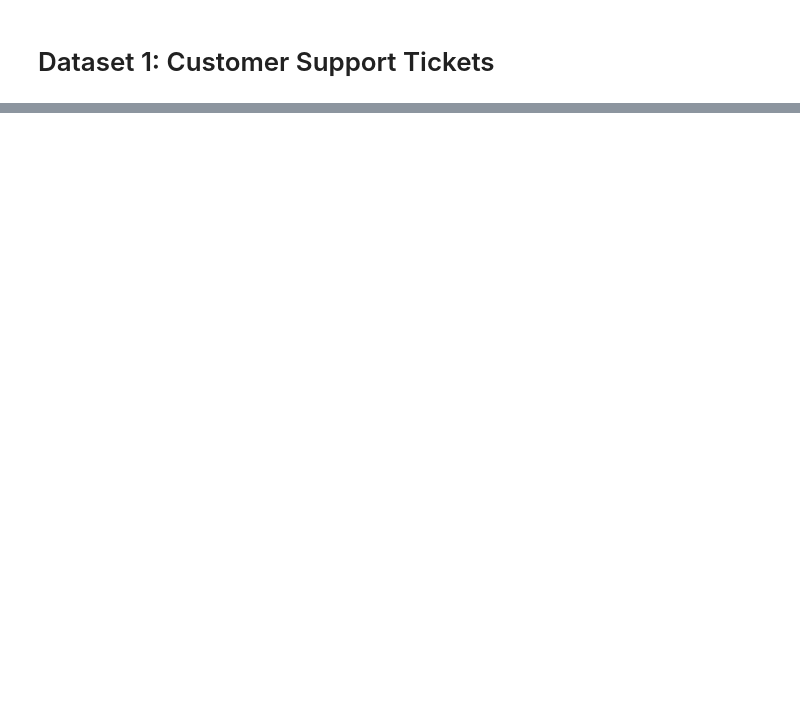
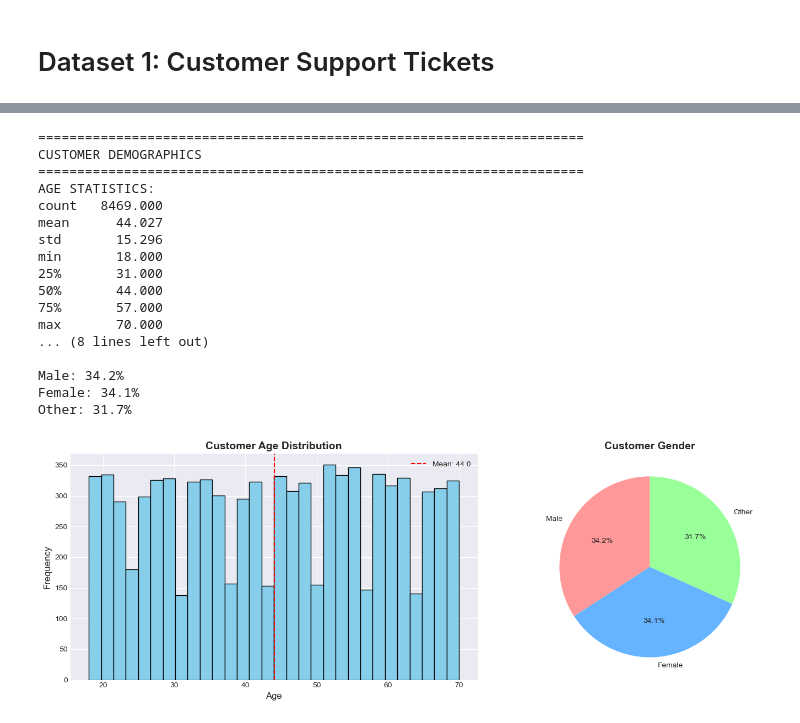
Before and after one commit to HoodaVishal/Intelligent-Customer-Support-System, a Jupyter notebook: notebooks/01_Data_Exploration.ipynb, the cells around one changed output, grey strips where cells are left out. Saved outputs shown, nothing was run; the diff lists cells and outputs as text; code cells hidden in the pictures; blank space fills up the shorter version.

```diff
--- a/notebooks/01_Data_Exploration.ipynb
+++ b/notebooks/01_Data_Exploration.ipynb
@@ -243,0 +195,64 @@ Name: Time to Resolution, dtype: object
+# %%
+# Customer Demographics
+print('=' * 70)
+print('CUSTOMER DEMOGRAPHICS')
+print('=' * 70)
+
+# Age statistics
+if 'Customer Age' in tickets.columns:
+    print('AGE STATISTICS:')
+    print(tickets['Customer Age'].describe())
+    print()
+
+# Gender distribution
+if 'Customer Gender' in tickets.columns:
+    print('GENDER DISTRIBUTION')
+    gender_counts = tickets['Customer Gender'].value_counts()
+    print(gender_counts)
+    print()
+
+    # Gender percentages
+    for gender, count in gender_counts.items():
+        pct = (count / len(tickets)) * 100
+        print(f'{gender}: {pct:.1f}%')
+
+# Visualize demographics
+fig, axes = plt.subplots(1, 2, figsize = (15, 5))
+
+# Age distribution
+if 'Customer Age' in tickets.columns:
+    axes[0].hist(tickets['Customer Age'].dropna(), bins = 30, color = 'skyblue', edgecolor = 'black')
+    axes[0].set_xlabel('Age', fontsize = 12)
+    axes[0].set_ylabel('Frequency', fontsize = 12)
+    axes[0].set_title('Customer Age Distribution', fontsize = 14, fontweight = 'bold')
+    axes[0].axvline(tickets['Customer Age'].mean(), color = 'red', linestyle = '--', label = f"Mean: {tickets['Customer Age'].mean():.1f}")
+    axes[0].legend()
+
+# Gender distribution
+if 'Customer Gender' in tickets.columns:
+    gender_counts = tickets['Customer Gender'].value_counts()
+    axes[1].pie(gender_counts, labels = gender_counts.index, autopct = '%1.1f%%', startangle = 90,
+                colors = ['#ff9999', '#66b3ff', '#99ff99'])
+    axes[1].set_title('Customer Gender', fontsize = 14, fontweight = 'bold')
+
+plt.tight_layout()
+plt.show()
+# %% [output]
+======================================================================
+CUSTOMER DEMOGRAPHICS
+======================================================================
+AGE STATISTICS:
+count   8469.000
+mean      44.027
+std       15.296
+min       18.000
+25%       31.000
+50%       44.000
+75%       57.000
+max       70.000
+... (8 lines left out)
+
+Male: 34.2%
+Female: 34.1%
+Other: 31.7%
+[figure, added]
```
Also changed, not shown: parts of 9 cells of this notebook.
